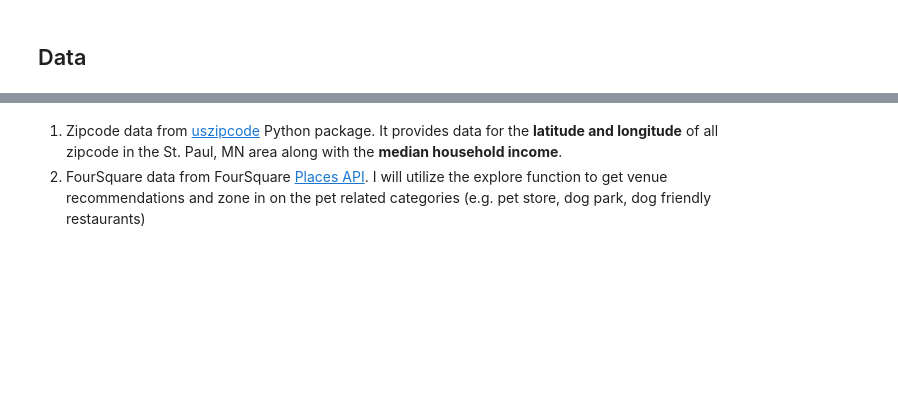
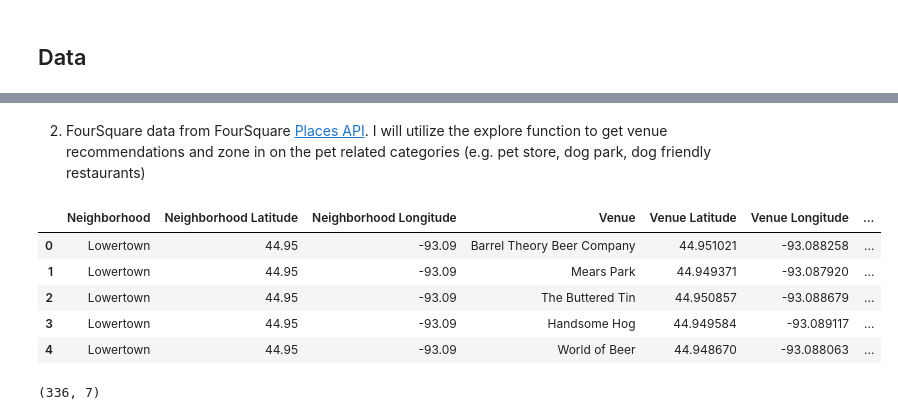
Before and after one commit to atunanggara/Coursera_Capstone, a Jupyter notebook: Capstone-PetStore/The Battle of Neighborhood.ipynb, the cells around one changed output, grey strips where cells are left out. Saved outputs shown, nothing was run; the diff lists cells and outputs as text; code cells hidden in the pictures; blank space fills up the shorter version.

Commit message:
add more data description into the python notebook

```diff
--- a/Capstone-PetStore/The Battle of Neighborhood.ipynb
+++ b/Capstone-PetStore/The Battle of Neighborhood.ipynb
@@ -14,0 +74,8 @@ John Doe will be my target audience for this project. The objective is to locate
+# %%
+address = 'Saint Paul, MN'
+
+geolocator = Nominatim(user_agent="spaul_explorer")
+location = geolocator.geocode(address)
+latitude = location.latitude
+longitude = location.longitude
+print('The geograpical coordinate of St Paul, MN are {}, {}.'.format(latitude, longitude))
@@ -14,0 +84,19 @@ John Doe will be my target audience for this project. The objective is to locate
+# %%
+# create map of St. Paul using latitude and longitude values
+map_stPaul = folium.Map(location=[latitude, longitude], zoom_start=10)
+
+# add markers to map
+for lat, lng, zipcode, medincome in zip(zipStPaul['latitude'], zipStPaul['longitude'], zipStPaul['zipcode'],zipStPaul['med_income']):
+    label = '{}, {}'.format(zipcode, medincome)
+    label = folium.Popup(label, parse_html=True)
+    folium.CircleMarker(
+        [lat, lng],
+        radius=5,
+        popup=label,
+        color='blue',
+        fill=True,
+        fill_color='#3186cc',
+        fill_opacity=0.7,
+        parse_html=False).add_to(map_stPaul)
+
+map_stPaul
@@ -15,3 +105,7 @@ John Doe will be my target audience for this project. The objective is to locate
 # %% [markdown]
-1. Zipcode data from [uszipcode](https://uszipcode.readthedocs.io/index.html#) Python package. It provides data for the **latitude and longitude** of all zipcode in the St. Paul, MN area along with the **median household income**.
 2. FourSquare data from FourSquare [Places API](https://developer.foursquare.com/docs/api). I will utilize the explore function to get venue recommendations and zone in on the pet related categories (e.g. pet store, dog park, dog friendly restaurants)
+# %%
+# get the ID and secret from the obfuscated file
+CLIENT_ID = pd.read_csv('../../Coursera_Capstone/FSclientID.txt',header=None)[0][0] # your Foursquare ID
+CLIENT_SECRET = pd.read_csv('../../Coursera_Capstone/FSclientSecret.txt',header=None)[0][0] # your Foursquare Secret
+VERSION = '20180605' # Foursquare API version
@@ -17,0 +156,16 @@ John Doe will be my target audience for this project. The objective is to locate
+# %%
+stpaul_venues = getNearbyVenues(latitudes=zipStPaul['latitude'],
+                               longitudes=zipStPaul['longitude'])
+# %%
+stpaul_venues.head()
+# %% [output]
+|  | Neighborhood | Neighborhood Latitude | Neighborhood Longitude | Venue | Venue Latitude | Venue Longitude | ... |
+| 0 | Lowertown | 44.95 | -93.09 | Barrel Theory Beer Company | 44.951021 | -93.088258 | ... |
+| 1 | Lowertown | 44.95 | -93.09 | Mears Park | 44.949371 | -93.087920 | ... |
+| 2 | Lowertown | 44.95 | -93.09 | The Buttered Tin | 44.950857 | -93.088679 | ... |
+| 3 | Lowertown | 44.95 | -93.09 | Handsome Hog | 44.949584 | -93.089117 | ... |
+| 4 | Lowertown | 44.95 | -93.09 | World of Beer | 44.948670 | -93.088063 | ... |
+# %%
+stpaul_venues.shape
+# %% [output]
+(336, 7)
```
Also changed, not shown: parts of 15 cells of this notebook.
